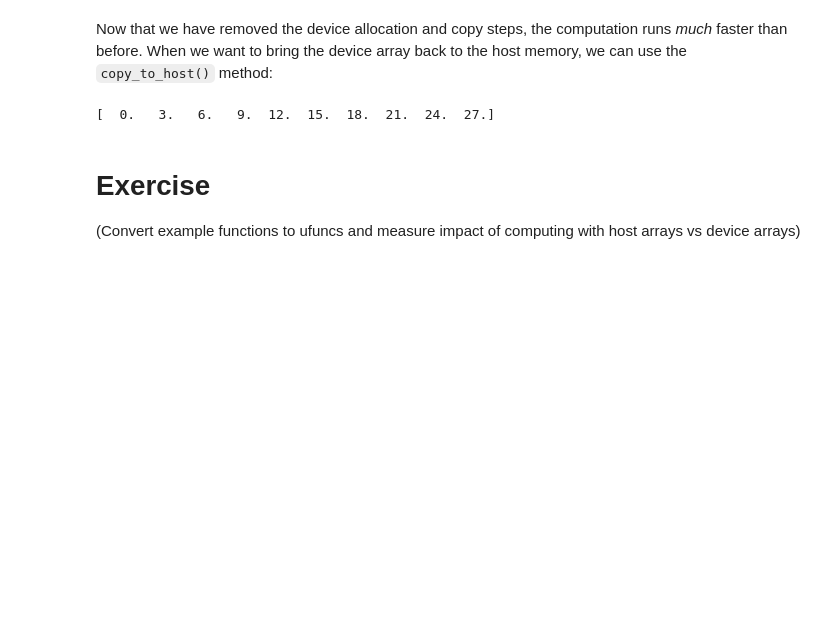
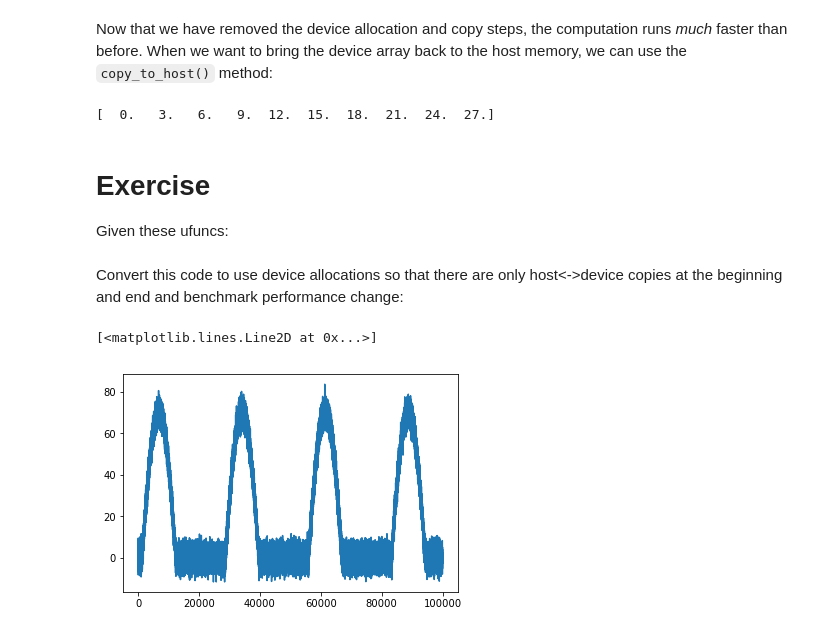
Before and after one commit to ContinuumIO/gtc2017-numba, a Jupyter notebook: 3 - Memory Management.ipynb, the cells around one changed output. Saved outputs shown, nothing was run; the diff lists cells and outputs as text; code cells hidden in the pictures; blank space fills up the shorter version.

```diff
--- a/3 - Memory Management.ipynb
+++ b/3 - Memory Management.ipynb
@@ -60,7 +60,30 @@ out_host = out_device.copy_to_host()
 print(out_host[:10])
 # %% [output]
 [  0.   3.   6.   9.  12.  15.  18.  21.  24.  27.]
-# %% [markdown]
-# Exercise
-
-(Convert example functions to ufuncs and measure impact of computing with host arrays vs device arrays)
+# %% [markdown]
+# Exercise
+
+Given these ufuncs:
+# %%
+import math
+
+@vectorize(['float32(float32, float32, float32)'], target='cuda')
+def make_pulses(i, period, amplitude):
+    return max(math.sin(i / period) - 0.3, 0.0) * amplitude
+
+n = 100000
+noise = (np.random.normal(size=n) * 3).astype(np.float32)
+t = np.arange(n, dtype=np.float32)
+period = n / 23
+# %% [markdown]
+Convert this code to use device allocations so that there are only host<->device copies at the beginning and end and benchmark performance change:
+# %%
+pulses = make_pulses(t, period, 100.0)
+waveform = add_ufunc(pulses, noise)
+# %%
+%matplotlib inline
+from matplotlib import pyplot as plt
+plt.plot(waveform)
+# %% [output]
+[<matplotlib.lines.Line2D at 0x...>]
+[figure, added]
```
Also changed, not shown: parts of 3 cells of this notebook, 3 other files.
